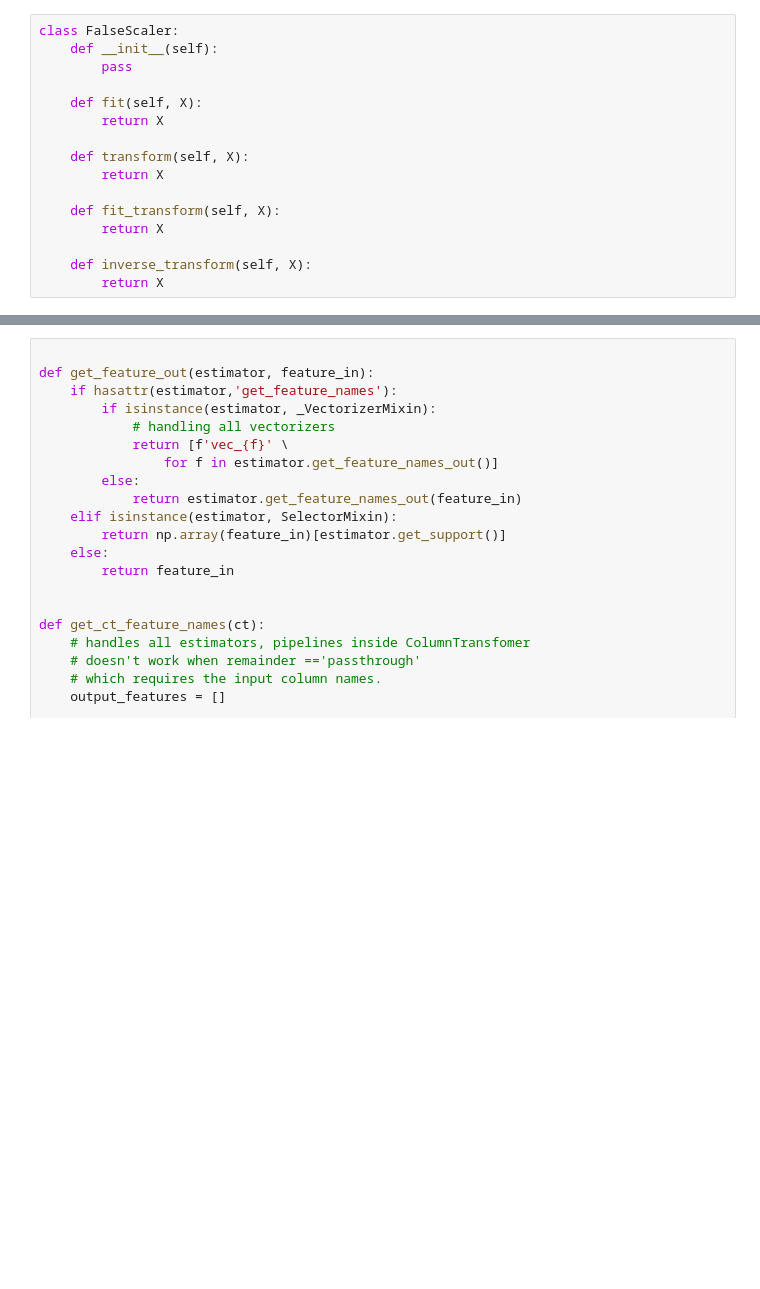
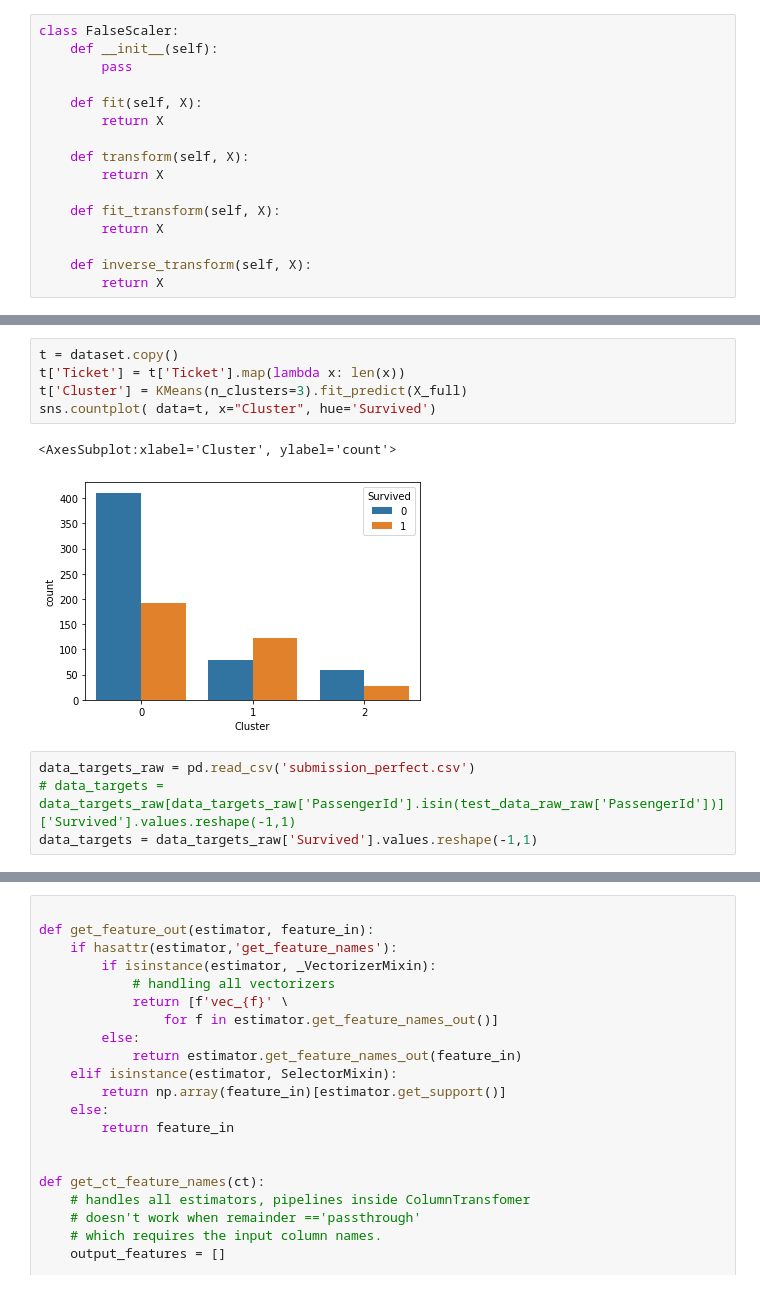
Before and after one commit to Dudeonyx/Machine-Learning-A-Z--Model-Selection-, a Jupyter notebook: Classification/classification_model_comparator.ipynb, the cells around one changed output, grey strips where cells are left out. Cells and saved outputs as stored; diff of their text form; blank space fills up the shorter version.

```diff
--- a/Classification/classification_model_comparator.ipynb
+++ b/Classification/classification_model_comparator.ipynb
@@ -252,0 +109,12 @@ test_data_raw
+# %%
+t = dataset.copy()
+t['Ticket'] = t['Ticket'].map(lambda x: len(x))
+t['Cluster'] = KMeans(n_clusters=3).fit_predict(X_full)
+sns.countplot( data=t, x="Cluster", hue='Survived')
+# %% [output]
+<AxesSubplot:xlabel='Cluster', ylabel='count'>
+[figure, added]
+# %%
+data_targets_raw = pd.read_csv('submission_perfect.csv')
+# data_targets = data_targets_raw[data_targets_raw['PassengerId'].isin(test_data_raw_raw['PassengerId'])]['Survived'].values.reshape(-1,1)
+data_targets = data_targets_raw['Survived'].values.reshape(-1,1)
```
Also changed, not shown: parts of 48 cells of this notebook, 2 other files.
